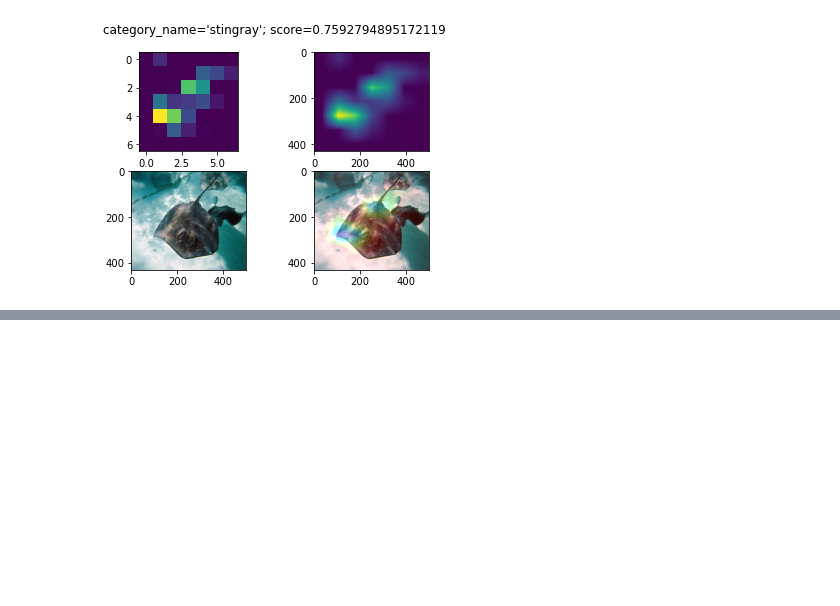
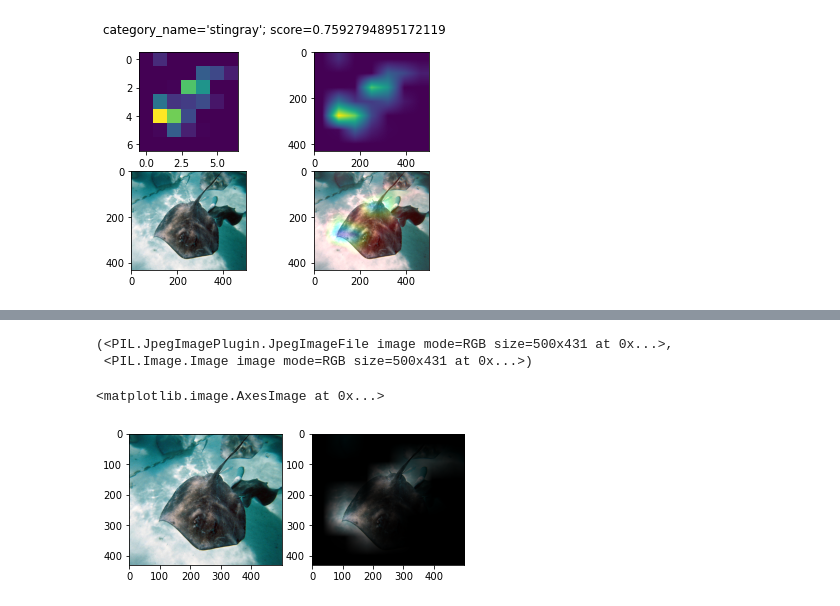
Before and after one commit to ainatersol/CAM, a Jupyter notebook: CAM Class Activation Mapping - Exploration.ipynb, the cells around one changed output, grey strips where cells are left out. Drawn from its saved outputs; the diff is of its cells as text; code cells hidden in the pictures; blank space fills up the shorter version.

```diff
--- a/CAM Class Activation Mapping - Exploration.ipynb
+++ b/CAM Class Activation Mapping - Exploration.ipynb
@@ -250,8 +250,11 @@ def compute_cam(img):
 
     category_name = weights.meta["categories"][class_id]
     fig.suptitle(f'{category_name=}; {score=}')
+
+    return cam, resized_cam, superimposed_img, category_name, score
 # %%
 for img_dir in os.listdir('Data'):
+    print(img_dir)
     img = Image.open(os.path.join('Data', img_dir))
-    compute_cam(img)
+    cam_i, resized_cam_i, superimposed_img_i, category_name_i, score_i = compute_cam(img)
 # %% [output]
@@ -265,0 +290,12 @@ Clipping input data to the valid range for imshow with RGB data ([0..1] for floa
+# %%
+cam_img = Image.fromarray((np.clip(np.array(img), 0, 255) * np.clip(resized_cam_i[:,:,np.newaxis], 0, 1)).astype('uint8'))
+# %% [output]
+(<PIL.JpegImagePlugin.JpegImageFile image mode=RGB size=500x431 at 0x...>,
+ <PIL.Image.Image image mode=RGB size=500x431 at 0x...>)
+# %%
+fig, axs = plt.subplots(nrows=1, ncols=2)
+axs[0].imshow(img)
+axs[1].imshow(cam_img)
+# %% [output]
+<matplotlib.image.AxesImage at 0x...>
+[figure, added]
```
Also changed, not shown: parts of 21 cells of this notebook.
